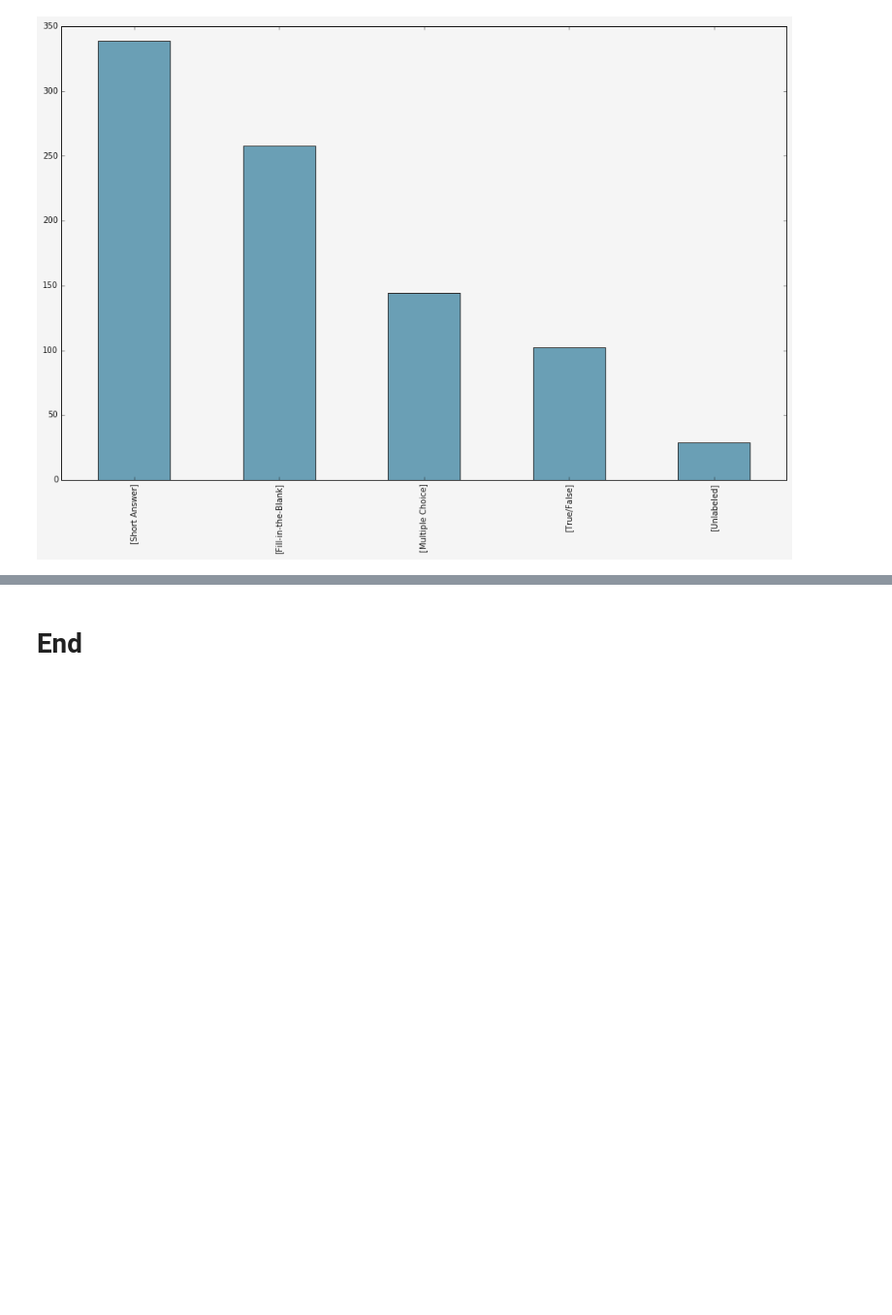
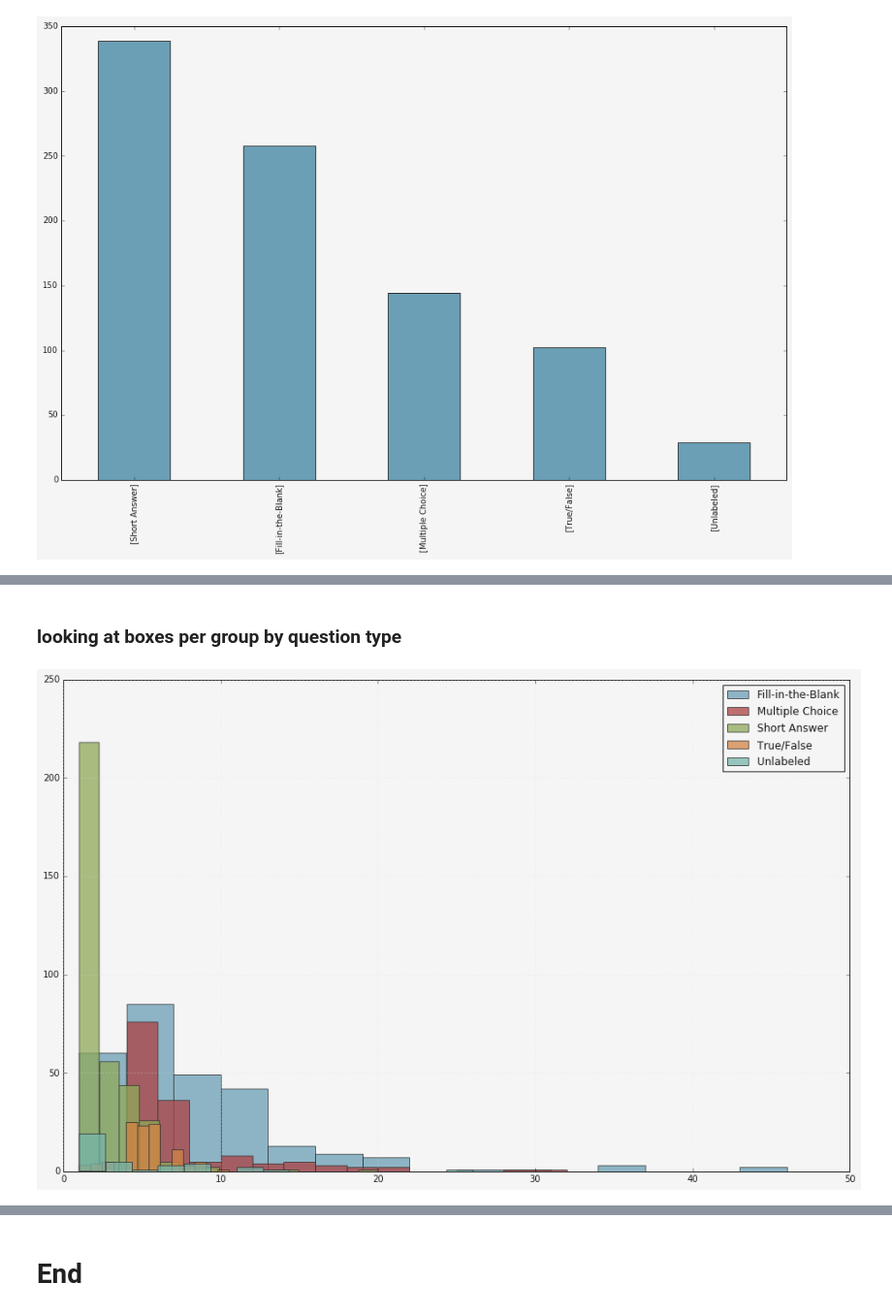
Before and after one commit to drschwenk/notebooks, a Jupyter notebook: stb/question_specific_eda.ipynb, the cells around one changed output, grey strips where cells are left out. Shown at 97% size. Drawn from its saved outputs; the diff is of its cells as text; code cells hidden in the pictures; blank space fills up the shorter version.

```diff
--- a/stb/question_specific_eda.ipynb
+++ b/stb/question_specific_eda.ipynb
@@ -113,0 +147,13 @@ _ = question_groups_by_cat.plot.bar()
+# %% [markdown]
+### looking at boxes per group by question type
+# %%
+gbcp = q_only_df.groupby(['category','group_n'])
+cat_group_series = gbcp['page'].apply(pd.value_counts)
+cgs = cat_group_series.groupby(level=0)
+# %%
+fig, ax = plt.subplots()
+for g, counts in cgs:
+    _ = counts.hist(label=g, alpha=.75, ax=ax, bins = 15)
+_ = ax.legend()
+# %% [output]
+[figure, added]
```
Also changed, not shown: parts of 14 cells of this notebook, 1 other file.
